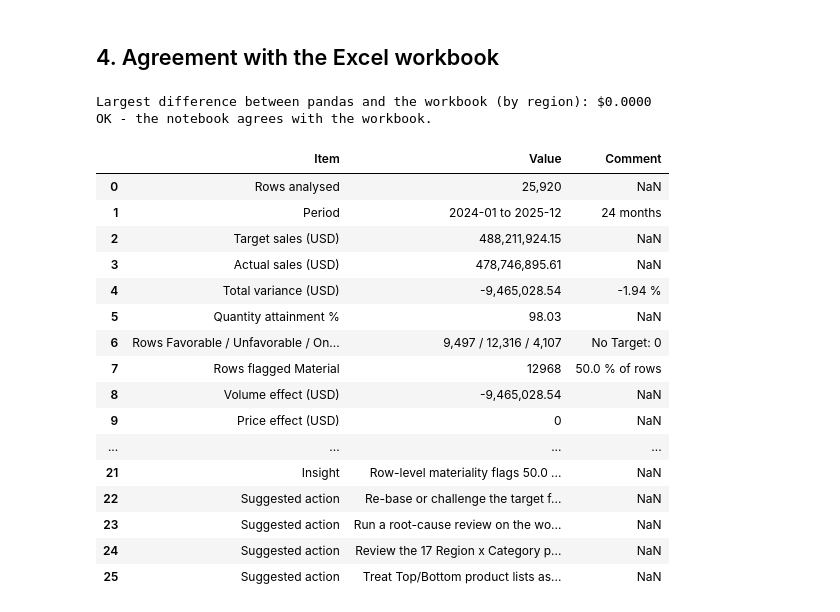
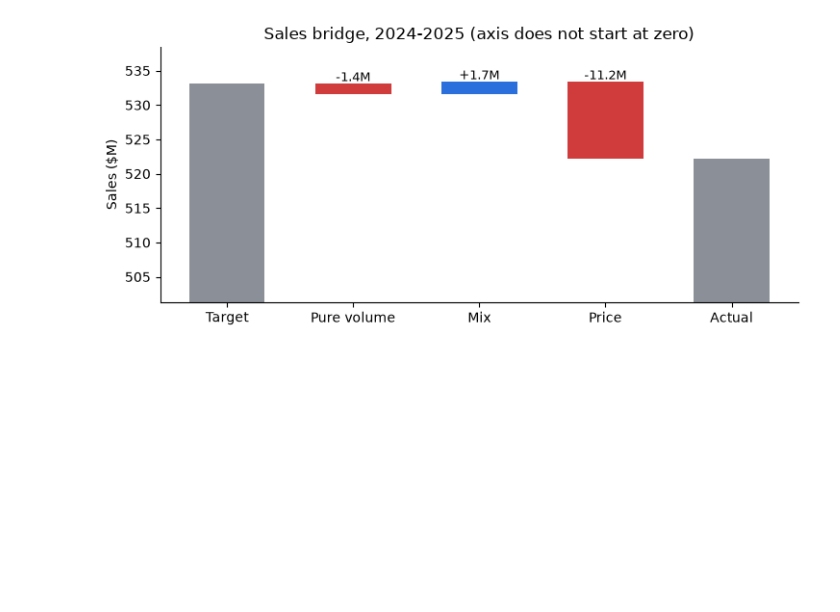
Before and after one commit to kunalkanjwani08-afk/sales-variance-fpa-dashboard, a Jupyter notebook: notebooks/03_metrics_and_analysis.ipynb, the cells around one changed output. Saved outputs shown, nothing was run; the diff lists cells and outputs as text; code cells hidden in the pictures; blank space fills up the shorter version.

Commit message:
v2: synthetic data generator, audited cleaning, price/volume/mix/cost bridges, tests, CI, docs

```diff
--- a/notebooks/03_metrics_and_analysis.ipynb
+++ b/notebooks/03_metrics_and_analysis.ipynb
@@ -24,12 +41,0 @@ WORKBOOK = ROOT / "outputs" / "Sales_Variance_Analysis.xlsx"
-# %%
-df = pd.read_csv(ENRICHED, keep_default_na=False, na_values=[""], encoding="utf-8-sig")
-target = df["Target_Sales_USD"].sum()
-actual = df["Actual_Sales_USD"].sum()
-variance = actual - target
-print(f"Lines            : {len(df):,}")
-print(f"Target sales     : ${target:,.2f}")
-print(f"Actual sales     : ${actual:,.2f}")
-print(f"Sales variance   : ${variance:,.2f}  ({variance / target * 100:+.2f}%)")
-print(f"Qty attainment   : {df['Actual_Qty'].sum() / df['Target_Qty'].sum() * 100:.2f}%")
-print(f"Price effect     : ${df['Price_Effect_USD'].sum():,.2f}")
-print(f"Volume effect    : ${df['Volume_Effect_USD'].sum():,.2f}")
@@ -83,0 +72,13 @@ plt.show()
+# %%
+company = wb["Company"].iloc[0]
+checks = {
+    "Sales variance": (company["Sales_Variance_USD"], (as_ - ts) / 100),
+    "Gross-profit variance": (company["Gross_Profit_Variance_USD"], (ag - tg) / 100),
+    "Price effect": (company["Price_Effect_USD"], price / 100),
+    "Pure volume + mix": (company["Volume_Pure_USD"] + company["Mix_Effect_USD"], vol / 100),
+    "Cost effect": (company["Profit_Cost_Effect_USD"], cost / 100),
+}
+out = pd.DataFrame(checks, index=["workbook", "pandas"]).T
+out["difference"] = (out["workbook"] - out["pandas"]).abs()
+assert (out["difference"] < 0.005).all(), "pandas and the workbook disagree"
+out
@@ -93,31 +94,20 @@ Months below target: 24 of 24
-# %% [markdown]
-## 4. Agreement with the Excel workbook
-# %%
-wb_region = pd.read_excel(WORKBOOK, sheet_name="By_Region").set_index("Region")
-diff = (region["Variance_USD"] - wb_region["Sales_Variance_USD"]).abs().max()
-print(f"Largest difference between pandas and the workbook (by region): ${diff:,.4f}")
-assert diff < 0.01, "pandas and the workbook disagree"
-print("OK - the notebook agrees with the workbook.")
-# %% [output]
-Largest difference between pandas and the workbook (by region): $0.0000
-OK - the notebook agrees with the workbook.
-# %%
-pd.read_excel(WORKBOOK, sheet_name="Executive_Summary")
-# %% [output]
-|  | Item | Value | Comment |
-| 0 | Rows analysed | 25,920 | NaN |
-| 1 | Period | 2024-01 to 2025-12 | 24 months |
-| 2 | Target sales (USD) | 488,211,924.15 | NaN |
-| 3 | Actual sales (USD) | 478,746,895.61 | NaN |
-| 4 | Total variance (USD) | -9,465,028.54 | -1.94 % |
-| 5 | Quantity attainment % | 98.03 | NaN |
-| 6 | Rows Favorable / Unfavorable / On... | 9,497 / 12,316 / 4,107 | No Target: 0 |
-| 7 | Rows flagged Material | 12968 | 50.0 % of rows |
-| 8 | Volume effect (USD) | -9,465,028.54 | NaN |
-| 9 | Price effect (USD) | 0 | NaN |
-| ... | ... | ... | ... |
-| 21 | Insight | Row-level materiality flags 50.0 ... | NaN |
-| 22 | Suggested action | Re-base or challenge the target f... | NaN |
-| 23 | Suggested action | Run a root-cause review on the wo... | NaN |
-| 24 | Suggested action | Review the 17 Region x Category p... | NaN |
-| 25 | Suggested action | Treat Top/Bottom product lists as... | NaN |
+# %%
+steps = [("Target", ts / 100), ("Pure volume", company["Volume_Pure_USD"]), ("Mix", company["Mix_Effect_USD"]),
+         ("Price", company["Price_Effect_USD"])]
+fig, ax = plt.subplots(figsize=(7.5, 3.4))
+level = steps[0][1]
+ax.bar(0, level / 1e6, color="#8a8f98", width=0.6)
+for i, (name, v) in enumerate(steps[1:], start=1):
+    ax.bar(i, v / 1e6, bottom=level / 1e6, color="#2a6fdb" if v >= 0 else "#d03b3b", width=0.6)
+    ax.text(i, (level + max(v, 0)) / 1e6 + 0.4, f"{v / 1e6:+,.1f}M", ha="center", fontsize=9)
+    level += v
+ax.bar(len(steps), level / 1e6, color="#8a8f98", width=0.6)
+ax.set_xticks(range(len(steps) + 1), [s[0] for s in steps] + ["Actual"])
+ax.set_ylim(min(ts, as_) / 100 / 1e6 * 0.96, max(ts, as_) / 100 / 1e6 * 1.01)
+ax.set_ylabel("Sales ($M)")
+ax.set_title("Sales bridge, 2024-2025 (axis does not start at zero)")
+ax.spines[["top", "right"]].set_visible(False)
+plt.tight_layout()
+plt.show()
+# %% [output]
+[figure, added]
```
Also changed, not shown: parts of 25 cells of this notebook, 51 other files.
